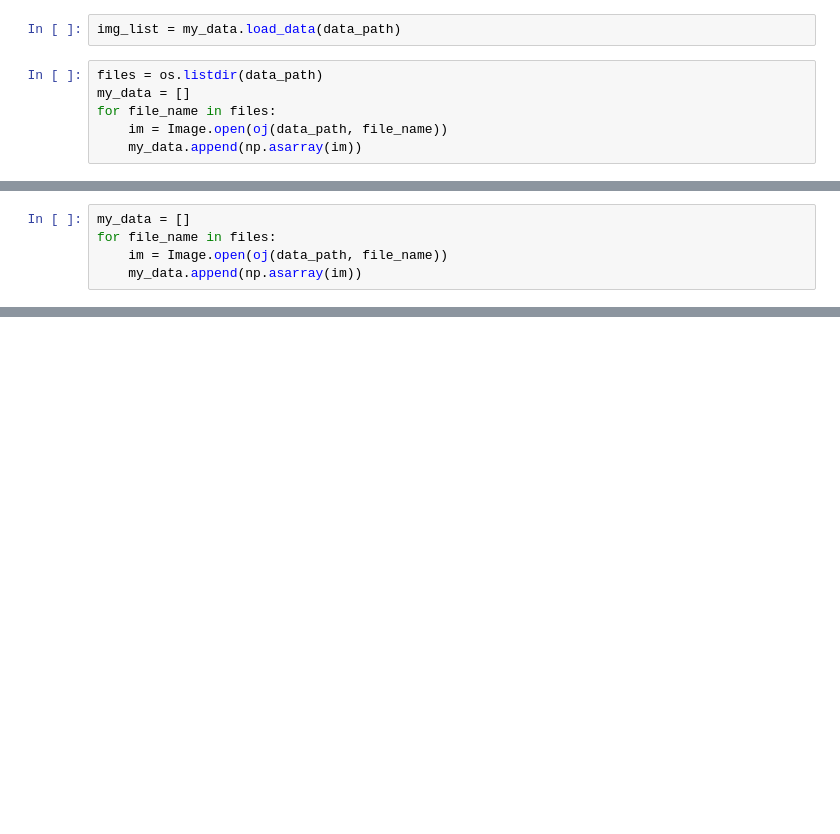
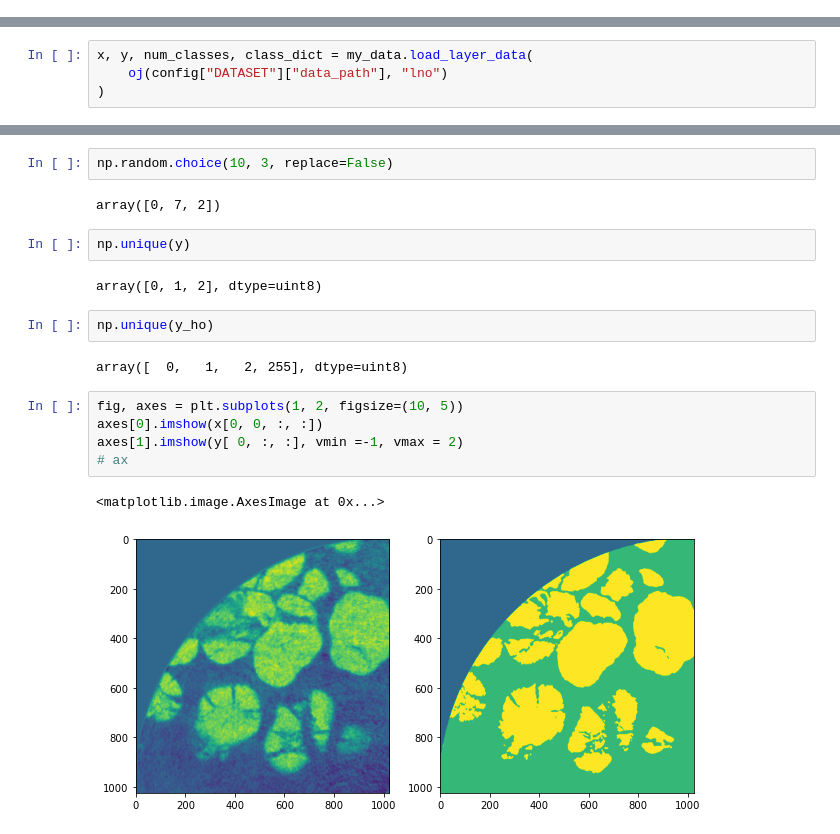
Before and after one commit to laura-rieger/segmenter, a Jupyter notebook: src/Explore Data.ipynb, the cells around one changed output, grey strips where cells are left out. Saved outputs shown, nothing was run; the diff lists cells and outputs as text; blank space fills up the shorter version.

```diff
--- a/src/Explore Data.ipynb
+++ b/src/Explore Data.ipynb
@@ -35,8 +7,0 @@ data_path =config['DATASET']['data_path']
-# %%
-img_list = my_data.load_data(data_path)
-# %%
-files = os.listdir(data_path)
-my_data = []
-for file_name in files:
-    im = Image.open(oj(data_path, file_name))
-    my_data.append(np.asarray(im))
@@ -51,5 +7,0 @@ files = os.listdir(data_path)
-# %%
-my_data = []
-for file_name in files:
-    im = Image.open(oj(data_path, file_name))
-    my_data.append(np.asarray(im))
@@ -124,0 +17,4 @@ plt.hist(sample_img.reshape(-1))
+# %%
+x, y, num_classes, class_dict = my_data.load_layer_data(
+    oj(config["DATASET"]["data_path"], "lno")
+)
@@ -124,0 +32,20 @@ plt.hist(sample_img.reshape(-1))
+# %%
+np.random.choice(10, 3, replace=False)
+# %% [output]
+array([0, 7, 2])
+# %%
+np.unique(y)
+# %% [output]
+array([0, 1, 2], dtype=uint8)
+# %%
+np.unique(y_ho)
+# %% [output]
+array([  0,   1,   2, 255], dtype=uint8)
+# %%
+fig, axes = plt.subplots(1, 2, figsize=(10, 5))
+axes[0].imshow(x[0, 0, :, :])
+axes[1].imshow(y[ 0, :, :], vmin =-1, vmax = 2)
+# ax
+# %% [output]
+<matplotlib.image.AxesImage at 0x...>
+[figure, added]
```
Also changed, not shown: parts of 27 cells of this notebook, 17 other files.
